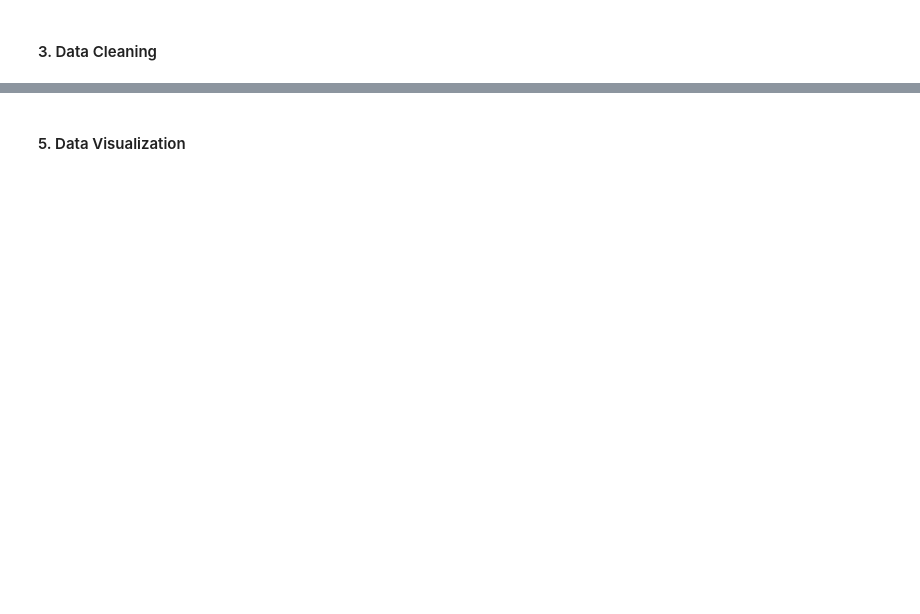
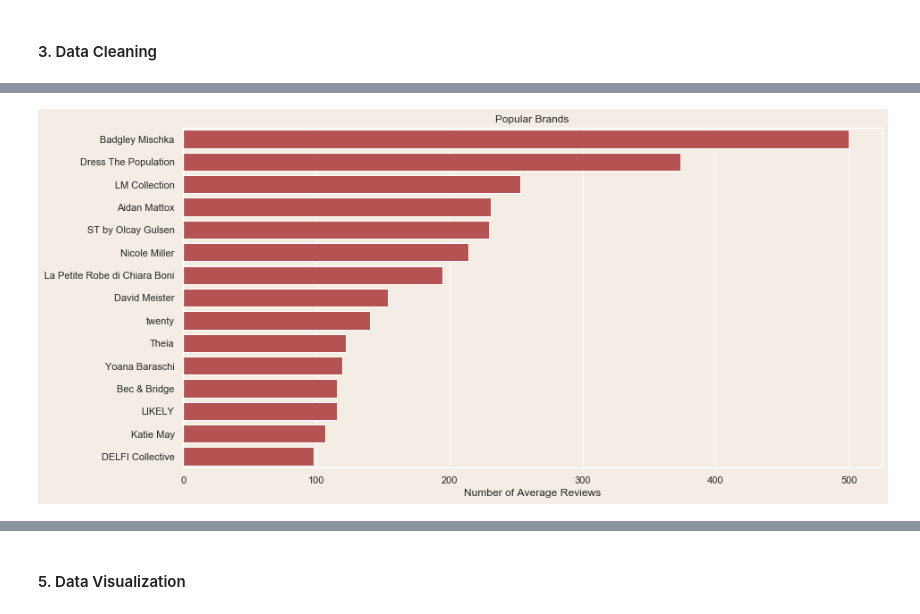
Before and after one commit to danieljinchoy/renttherunway, a Jupyter notebook: renttherunway/analysis.ipynb, the cells around one changed output, grey strips where cells are left out. Drawn from its saved outputs; the diff is of its cells as text; code cells hidden in the pictures; blank space fills up the shorter version.

```diff
--- a/renttherunway/analysis.ipynb
+++ b/renttherunway/analysis.ipynb
@@ -50,0 +82,8 @@ Text(0.5, 1, 'Rent the Runway Missing Data')
+# %%
+# Drop NA values in category
+rent['category'] = rent['category'].dropna(axis = 0)
+rent_reviews['category'] = rent_reviews['category'].dropna(axis = 0)
+
+# Convert NA values to 0 in num_reviews
+rent['num_reviews'] = rent['num_reviews'].replace(np.nan, 0)
+rent_reviews['num_reviews'] = rent_reviews['num_reviews'].replace(np.nan, 0)
@@ -50,0 +116,5 @@ Text(0.5, 1, 'Rent the Runway Missing Data')
+# %%
+# Create a new column
+rent = rent.assign(
+    rental_price_rate = lambda rent: round((rent['price'] / rent['original_price']) * 100, 2)
+)
@@ -52,0 +174,7 @@ Text(0.5, 1, 'Rent the Runway Missing Data')
+# %%
+# Top 15 Popular Brands in terms of review number
+group = rent.groupby('brand')
+num_reviews_df = group[['num_reviews']].mean()
+brand_num_reviews = num_reviews_df.sort_values(by=['num_reviews'],
+                                               ascending=False).nlargest(15,['num_reviews']).reset_index()
+brand_num_reviews
@@ -52,0 +198,11 @@ Text(0.5, 1, 'Rent the Runway Missing Data')
+# %%
+sns.set(rc={'axes.facecolor':'#f4ede5', 'figure.facecolor':'#f4ede5'})
+fig = plt.figure(figsize = (14, 7))
+sns.barplot(x = 'num_reviews', y='brand', data = brand_num_reviews,
+            color = '#c64242').set_title("Popular Brands")
+sns.plotting_context('notebook', font_scale = 1.2)
+plt.xlabel('Number of Average Reviews')
+plt.ylabel('')
+sns.set_style()
+# %% [output]
+[figure, added]
```
Also changed, not shown: parts of 35 cells of this notebook.
